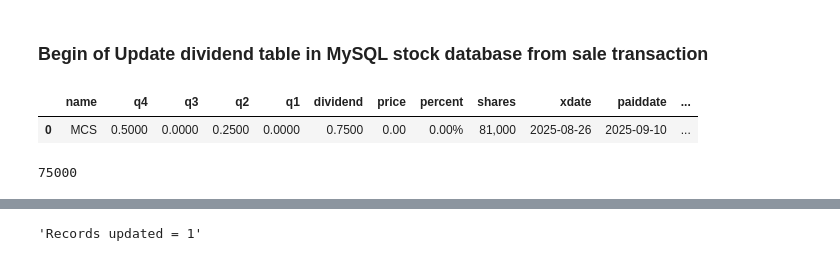
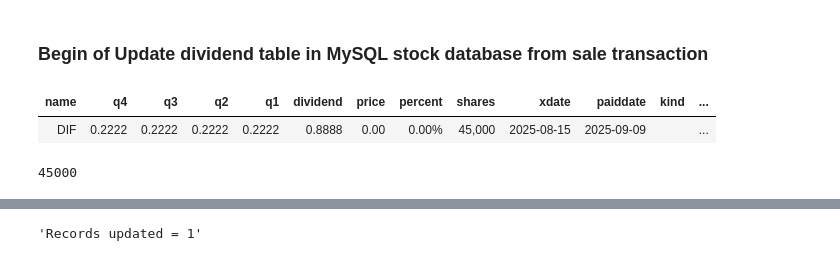
Before and after one commit to santimcs/A5, a Jupyter notebook: Daily/110 - Update Buy and Dividend from Sell Transactions.ipynb, the cells around one changed output, grey strips where cells are left out. Drawn from its saved outputs; the diff is of its cells as text; code cells hidden in the pictures.

```diff
--- a/Daily/110 - Update Buy and Dividend from Sell Transactions.ipynb
+++ b/Daily/110 - Update Buy and Dividend from Sell Transactions.ipynb
@@ -251,0 +252,12 @@ old_qty, old_price
+# %%
+sql = """
+    SELECT name, B.*
+    FROM buys B
+    JOIN stocks T
+    ON B.stock_id = T.id
+    WHERE name = '{}' AND status = 'Active'
+    ORDER BY id DESC
+""".format(name)
+df_buys = pd.read_sql(sql, conpf)
+# Format all floats (pandas 1.4.0+)
+df_buys.style.format(format_dict).hide(axis="index")
@@ -251,0 +270,10 @@ old_qty, old_price
+# %%
+# Calculate total price*qty and total qty
+total_price_qty = (df_buys['price'] * df_buys['qty']).sum()
+total_qty = df_buys['qty'].sum()
+
+# Compute average unit cost
+average_unit_cost = round(total_price_qty / total_qty,2)
+
+print(f"Total qty: {total_qty:,.0f}")
+print(f"Average Unit Cost: {average_unit_cost:.2f}")
@@ -252,8 +283,8 @@ old_qty, old_price
 # %%
-old_cost_amt = old_qty * old_price
+old_cost_amt = df_buy['shares'].iloc[0] * df_buy['price'].iloc[0]
 sales_amt = qty * sell_price
-new_qty = old_qty + qty
-new_cost_amt = old_cost_amt + sales_amt
-new_unit_cost = new_cost_amt / new_qty
+new_qty = total_qty
+new_cost_amt = total_price_qty
+new_unit_cost = average_unit_cost
 print(name, old_cost_amt, sales_amt, new_cost_amt, new_qty, new_unit_cost)
 # %% [output]
@@ -270,3 +301,5 @@ MCS 69000 15.91304347826087
+# %%
+new_unit_cost = 12.70
 # %%
 update_buy(const, name, new_qty, new_unit_cost)
 # %% [output]
@@ -297,23 +330,23 @@ Records deleted: 0
 # %%
 sql = """
     SELECT *
     FROM dividend
     WHERE name = '{}'
 """.format(name)
 
 df_dividend = pd.read_sql(sql, const)
 df_dividend.columns = df_dividend.columns.str.lower()
 df_dividend['shares'] = df_dividend['shares'].astype('int64')
 
-df_dividend.style.format(format_dict)
+df_dividend.style.format(format_dict).hide(axis="index")
 # %% [output]
-|  | name | q4 | q3 | q2 | q1 | dividend | price | percent | shares | xdate | paiddate | ... |
-| 0 | MCS | 0.5000 | 0.0000 | 0.2500 | 0.0000 | 0.7500 | 0.00 | 0.00% | 81,000 | 2025-08-26 | 2025-09-10 | ... |
+| name | q4 | q3 | q2 | q1 | dividend | price | percent | shares | xdate | paiddate | kind | ... |
+| DIF | 0.2222 | 0.2222 | 0.2222 | 0.2222 | 0.8888 | 0.00 | 0.00% | 45,000 | 2025-08-15 | 2025-09-09 |  | ... |
 # %%
 new_qty = df_dividend['shares'].iloc[0] + qty
 new_qty
 # %% [output]
-75000
+45000
 # %%
 show_dividend(const, name)
 # %% [output]
```
Also changed, not shown: parts of 25 cells of this notebook, 34 other files.
